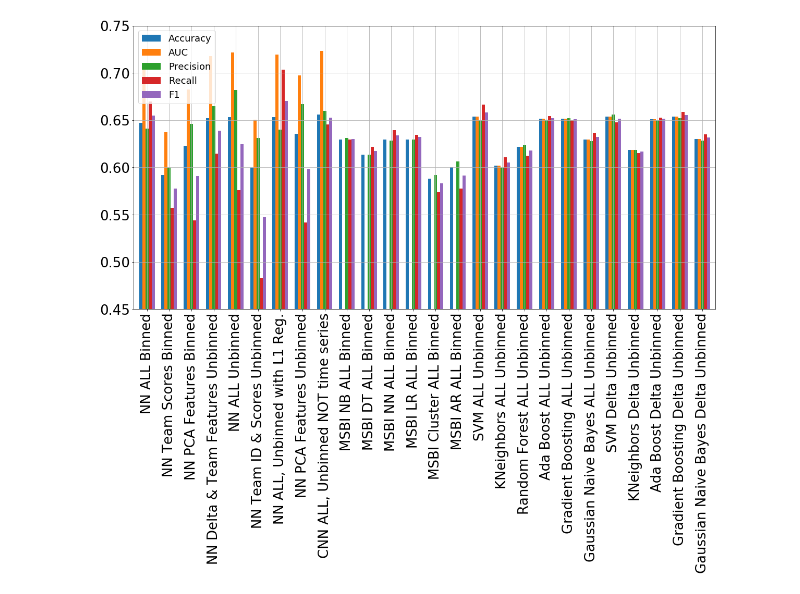
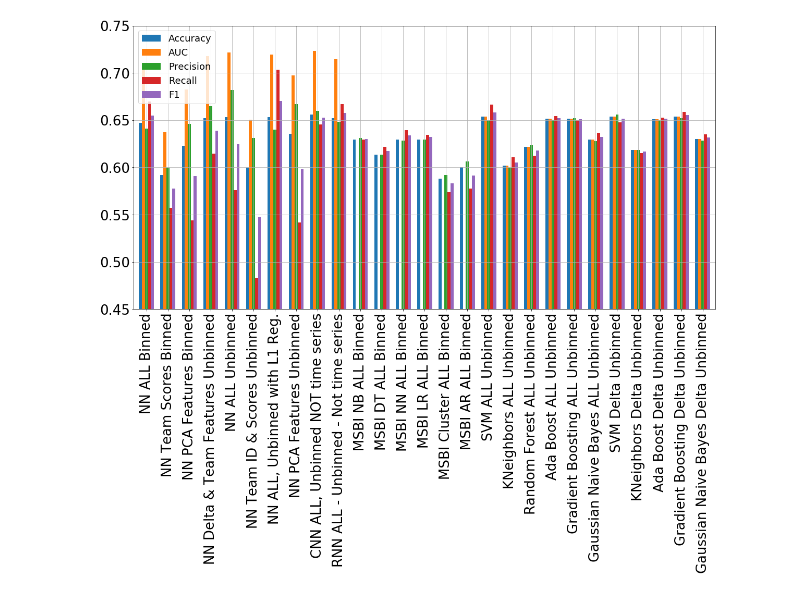
Before and after one commit to wamaithagitaka/CMPT491Group5, a Jupyter notebook: NCAA_Results.ipynb, the cells around one changed output. Cells and saved outputs as stored; diff of their text form; code cells hidden in the pictures.

```diff
--- a/NCAA_Results.ipynb
+++ b/NCAA_Results.ipynb
@@ -15,36 +15,37 @@ clf_models = {'NN ALL Binned':[0.64701045, 0.7092022, 0.64105254, 0.6697415, f1(
               'NN ALL, Unbinned with L1 Reg.':[0.6533187, 0.7196746, 0.6398006, 0.7032606, f1(0.6398006, 0.7032606)],
               'NN PCA Features Unbinned':[0.63526237, 0.69714063, 0.6669665, 0.54178464, f1(0.6669665, 0.54178464)],
               'CNN ALL, Unbinned NOT time series':[0.6558786, 0.72309494, 0.659636, 0.6455384, f1(0.659636, 0.6455384)],
+              'RNN ALL - Unbinned - Not time series':[0.65226734, 0.71457326, 0.6484278, 0.66672754, f1(0.6484278, 0.66672754)],
               'MSBI NB ALL Binned':[0.6293855472172488, 0, 0.6309061858023283, 0.6296127562642369, 0.630258807433588],
               'MSBI DT ALL Binned':[0.613462344291646, 0, 0.6131785847997004, 0.6217919514047077, 0.6174552309142318],
               'MSBI NN ALL Binned':[0.6295379223648623, 0, 0.6285735612450548, 0.6394077448747153, 0.6339443670719314],
               'MSBI LR ALL Binned':[0.6294236410041523, 0, 0.6297301371928238, 0.6343204252088079, 0.6320169465879861],
               'MSBI Cluster ALL Binned':[0.5879395070663974, 0, 0.5921805218208885, 0.5738800303720577, 0.5828866694944665],
               'MSBI AR ALL Binned':[0.5999390499409546, 0, 0.606328710345927, 0.5776006074411542, 0.5916161144812567],
               'SVM ALL Unbinned': [0.6537, 0.6537, 0.6497, 0.6662, 0.6579],
               'KNeighbors ALL Unbinned': [0.6016, 0.6016, 0.5995, 0.6108, 0.6051],
               'Random Forest ALL Unbinned': [0.6218, 0.6218, 0.6238, 0.6125, 0.6181],
               'Ada Boost ALL Unbinned': [0.6514, 0.6514, 0.6502, 0.6541, 0.6522],
               'Gradient Boosting ALL Unbinned': [0.6517, 0.6517, 0.6519, 0.65, 0.6509],
               'Gaussian Naive Bayes ALL Unbinned': [0.6297, 0.6297, 0.6276, 0.6365, 0.632],
               'SVM Delta Unbinned': [0.654, 0.654, 0.6557, 0.6475, 0.6516],
               'KNeighbors Delta Unbinned': [0.6182, 0.6182, 0.6186, 0.6152, 0.6169],
               'Ada Boost Delta Unbinned': [0.6508, 0.6508, 0.6499, 0.6528, 0.6514],
               'Gradient Boosting Delta Unbinned': [0.6537, 0.6537, 0.6519, 0.6587, 0.6553],
               'Gaussian Naive Bayes Delta Unbinned': [0.6302, 0.6301, 0.6286, 0.6351, 0.6318]
              }
 
 df = pd.DataFrame(clf_models.values(), columns=['Accuracy', 'AUC', 'Precision', 'Recall', 'F1'], index= clf_models.keys())
 df.plot.bar(ylim=(0.45,0.75), figsize=(20,10),width=0.70, rot=0)
 plt.grid(zorder=0)
 plt.legend(loc='lower left')#, bbox_to_anchor=(0, 0.5))
 plt.tick_params(axis='x', labelsize=26)
 plt.tick_params(axis='y', labelsize=26)
 plt.legend(loc=2, prop={'size': 18})
 plt.xticks(rotation=90)
 plt.show()
 # %% [output]
-[figure, old version]
+[figure, new version]
 # %%
 # Use to calculate results if needed
 def pred(TP,FP,FN,TN):
```
Also changed, not shown: parts of 3 cells of this notebook, 1 other file.
